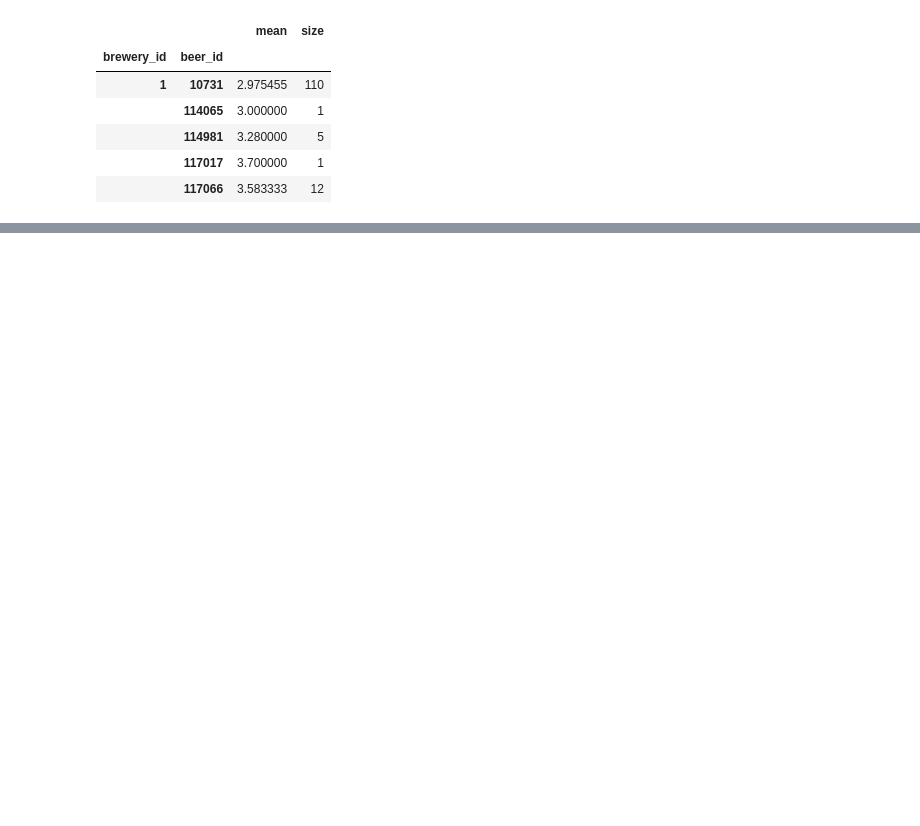
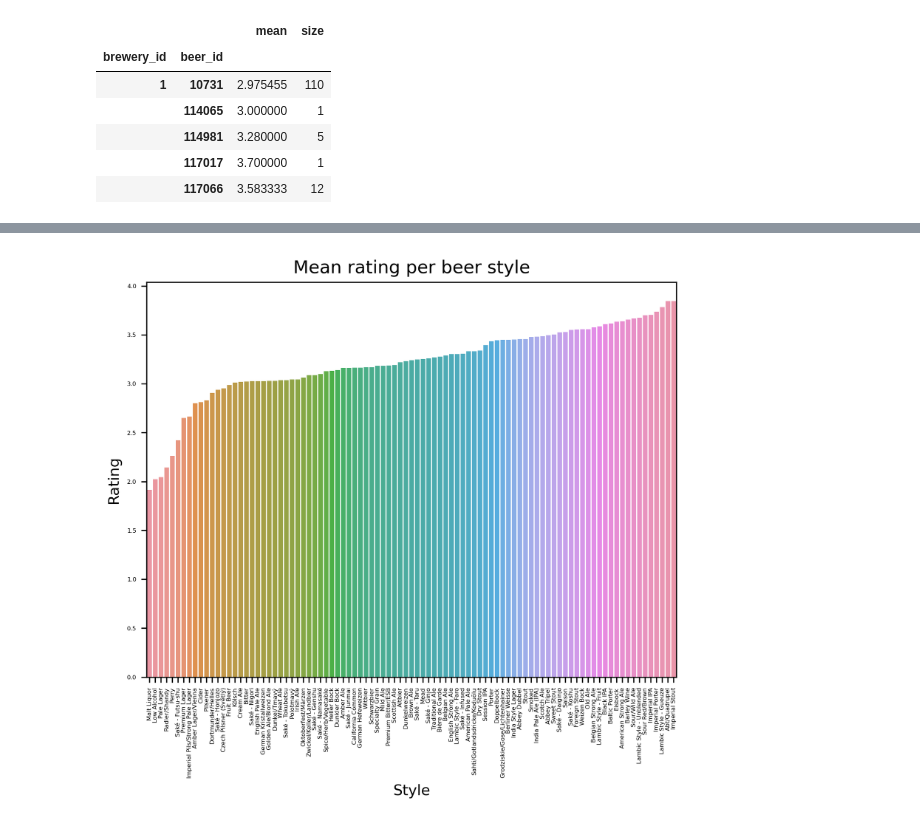
Before and after one commit to epfl-ada/ada-2022-project-sustainablepandas, a Jupyter notebook: project_beer_reviews.ipynb, the cells around one changed output, grey strips where cells are left out. Cells and saved outputs as stored; diff of their text form; code cells hidden in the pictures; blank space fills up the shorter version.

```diff
--- a/project_beer_reviews.ipynb
+++ b/project_beer_reviews.ipynb
@@ -260,0 +384,15 @@ df_interest_RB_by_brewery_id.head()
+# %%
+#[np.mean([df_interest_RB['rating'][df_interest_RB['category']==i]]) for i in categories]
+mean_style = df_interest_RB.groupby('style')['rating'].mean()
+df_mean_style = mean_style.to_frame()
+df_mean_style = df_mean_style.sort_values(by=['rating'])
+
+ax = sns.barplot(x = df_mean_style.index,y='rating', data=df_mean_style)
+plt.title("Mean rating per beer style")
+plt.xlabel("Style")
+ax.tick_params(labelsize=4)
+plt.xticks(rotation=90)
+plt.ylabel("Rating")
+plt.show()
+# %% [output]
+[figure, added]
```
Also changed, not shown: parts of 14 cells of this notebook.
